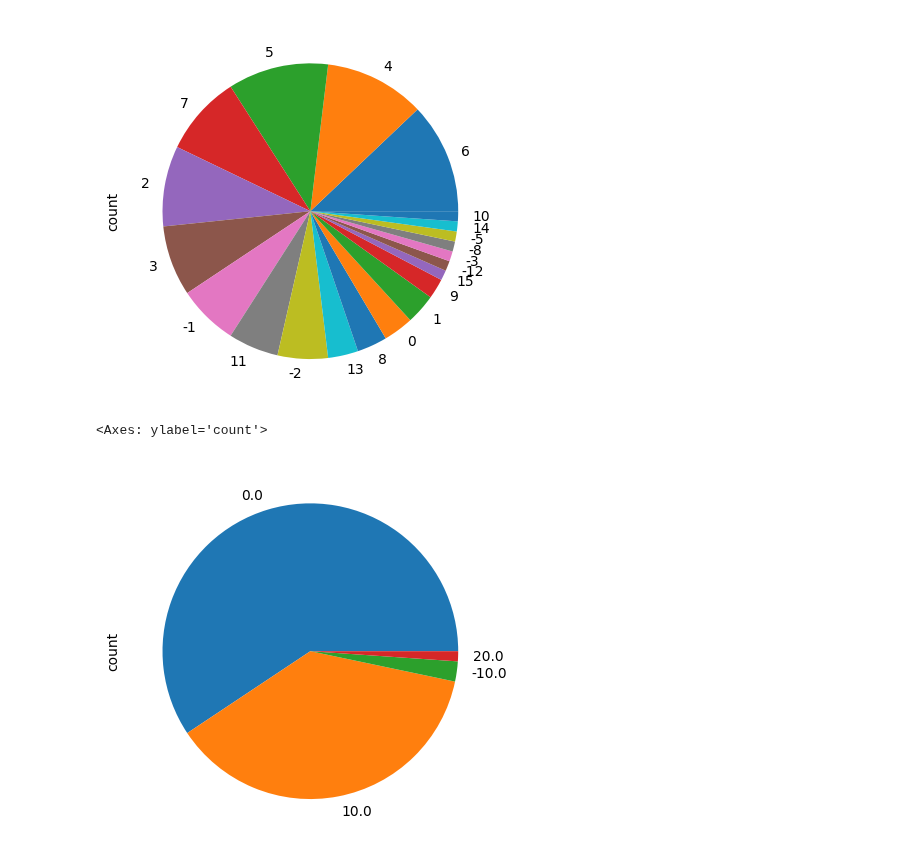
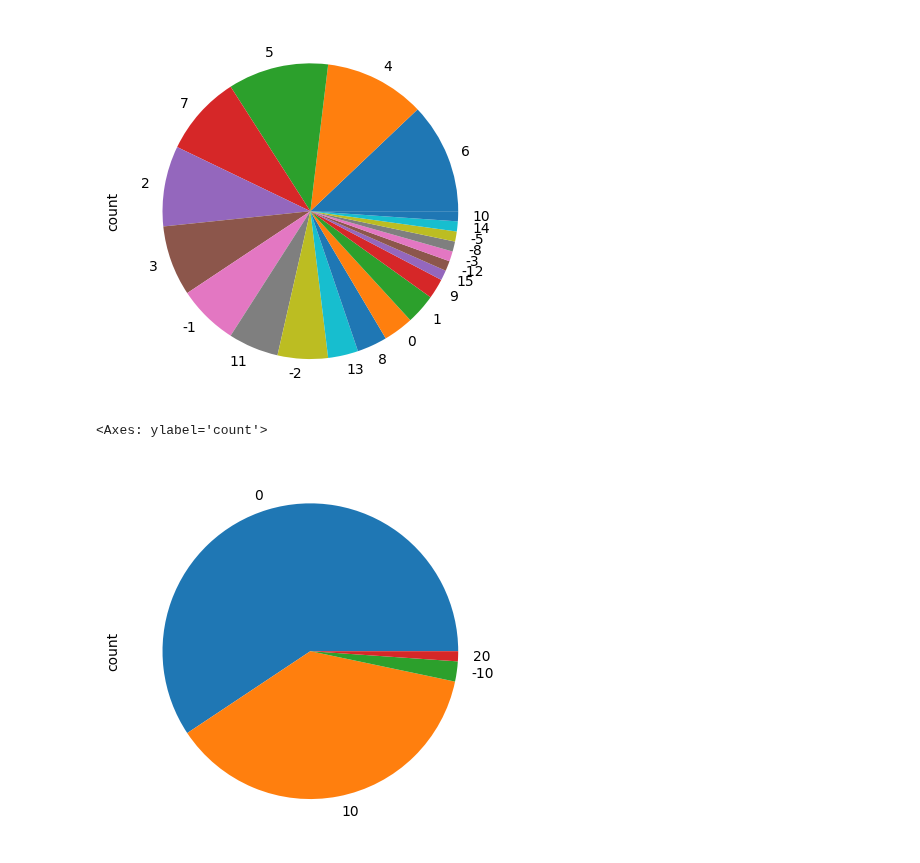
Before and after one commit to reuven/apple-2025-01Jan-plotting, a Jupyter notebook: Apple 2025-01Jan-09.ipynb, the cells around one changed output. Drawn from its saved outputs; the diff is of its cells as text; code cells hidden in the pictures.

```diff
--- a/Apple 2025-01Jan-09.ipynb
+++ b/Apple 2025-01Jan-09.ipynb
@@ -392,7 +392,7 @@ df['new+york,ny_maxtempC'].value_counts().plot.pie()
 <Axes: ylabel='count'>
 [figure]
 # %%
-(df['new+york,ny_maxtempC'] / 10).round(-1).mul(10).value_counts().plot.pie()
+df['new+york,ny_maxtempC'].round(-1).value_counts().plot.pie()
 # %% [output]
 <Axes: ylabel='count'>
-[figure, old version]
+[figure, new version]
```
Also changed, not shown: parts of 2 cells of this notebook.
